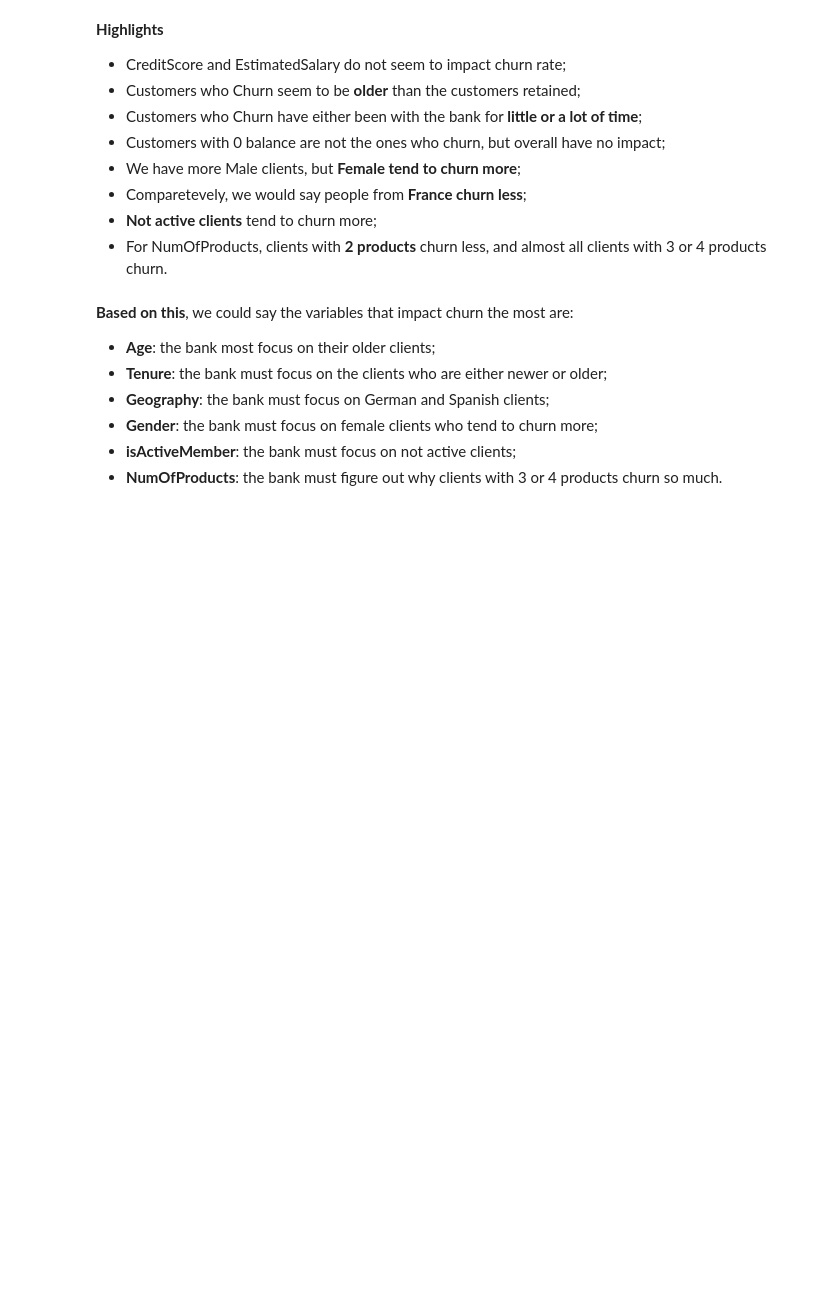
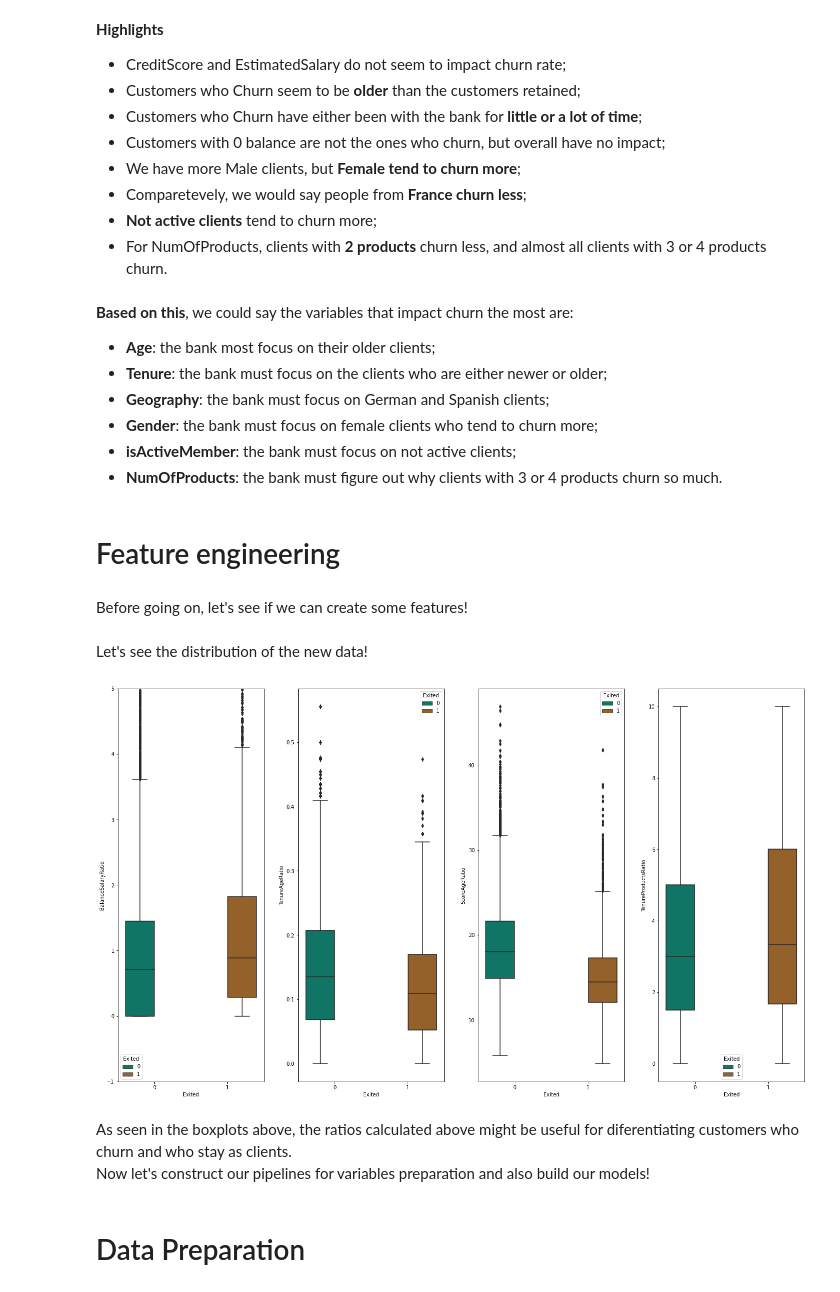
Before and after one commit to gperbone/Bank_Customer_Churn, a Jupyter notebook: bank_churn.ipynb, the cells around one changed output. Drawn from its saved outputs; the diff is of its cells as text; code cells hidden in the pictures; blank space fills up the shorter version.

Commit message:
building models!

```diff
--- a/bank_churn.ipynb
+++ b/bank_churn.ipynb
@@ -355,3 +373,48 @@ Name: Exited, dtype: float64
 - **Gender**: the bank must focus on female clients who tend to churn more;
 - **isActiveMember**: the bank must focus on not active clients;
 - **NumOfProducts**: the bank must figure out why clients with 3 or 4 products churn so much.
+# %%
+# deleting the 'Geography_num' column
+df_bank_churn.drop('Geography_num', axis=1, inplace=True)
+# %% [markdown]
+# Feature engineering
+# %% [markdown]
+Before going on, let's see if we can create some features!
+# %%
+# First, lets try to find the ratio between the balance and the estimated salary
+df_bank_churn['BalanceSalaryRatio'] = df_bank_churn.Balance/df_bank_churn.EstimatedSalary
+
+#Let's also see the ratio between the Tenure and the Age of the client
+df_bank_churn['TenureAgeRatio'] = df_bank_churn.Tenure/df_bank_churn.Age
+
+# We will also calculate ratio between CreditScore and Age
+df_bank_churn['ScoreAgeRatio'] = df_bank_churn.CreditScore/df_bank_churn.Age
+
+# Lastly, let's calculate the ratio between Tenure and NumOfProducts
+df_bank_churn['TenureProductsRatio'] = df_bank_churn.Tenure / df_bank_churn.NumOfProducts
+# %% [markdown]
+Let's see the distribution of the new data!
+# %%
+fig, ax = plt.subplots(1,4, figsize=(20,12))
+
+
+sns.boxplot(data=df_bank_churn, y='BalanceSalaryRatio', x='Exited',hue="Exited", palette=['#018571','#a6611a'], ax=ax[0])
+ax[0].set_ylim([-1,5])
+
+sns.boxplot(data=df_bank_churn, y='TenureAgeRatio', x='Exited',hue="Exited", palette=['#018571','#a6611a'], ax=ax[1])
+
+sns.boxplot(data=df_bank_churn, y='ScoreAgeRatio', x='Exited',hue="Exited", palette=['#018571','#a6611a'], ax=ax[2])
+
+sns.boxplot(data=df_bank_churn, y='TenureProductsRatio', x='Exited',hue="Exited", palette=['#018571','#a6611a'], ax=ax[3])
+
+
+fig.tight_layout(pad=3.0)
+plt.show()
+# %% [output]
+[figure, added]
+# %% [markdown]
+As seen in the boxplots above, the ratios calculated above might be useful for diferentiating customers who churn and who stay as clients.
+<br/>
+Now let's construct our pipelines for variables preparation and also build our models!
+# %% [markdown]
+# Data Preparation
```
Also changed, not shown: parts of 44 cells of this notebook.
